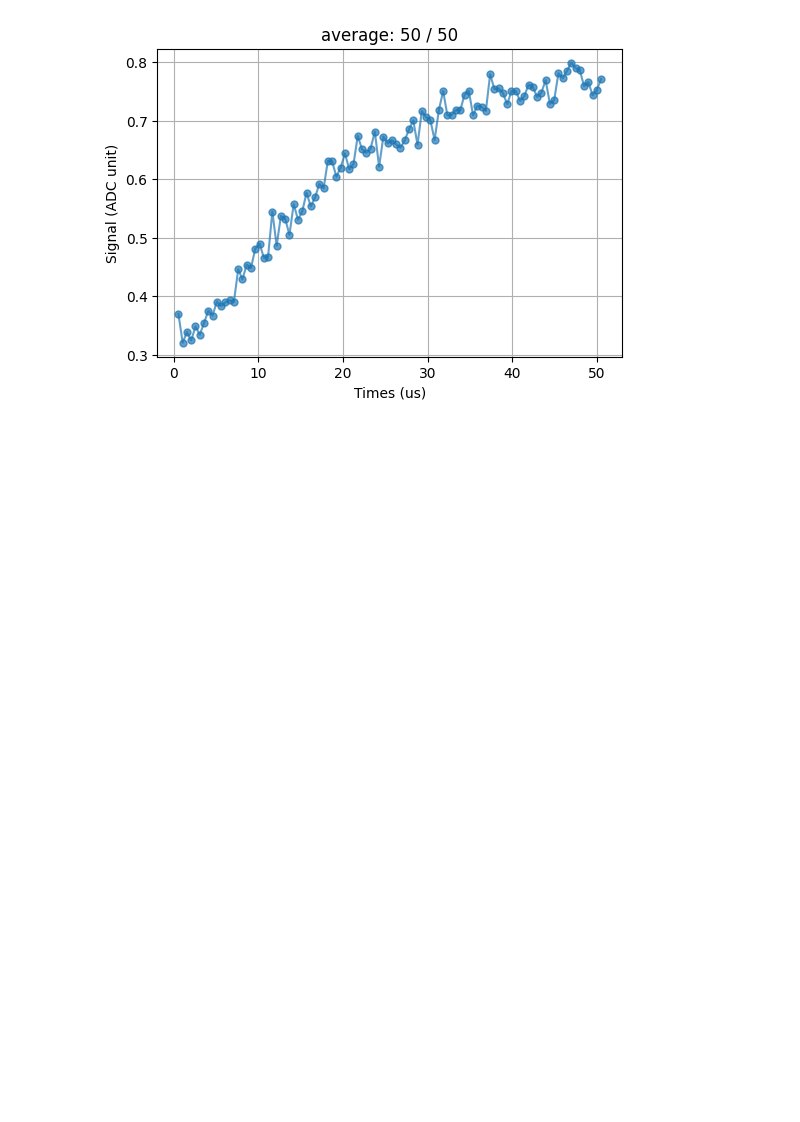
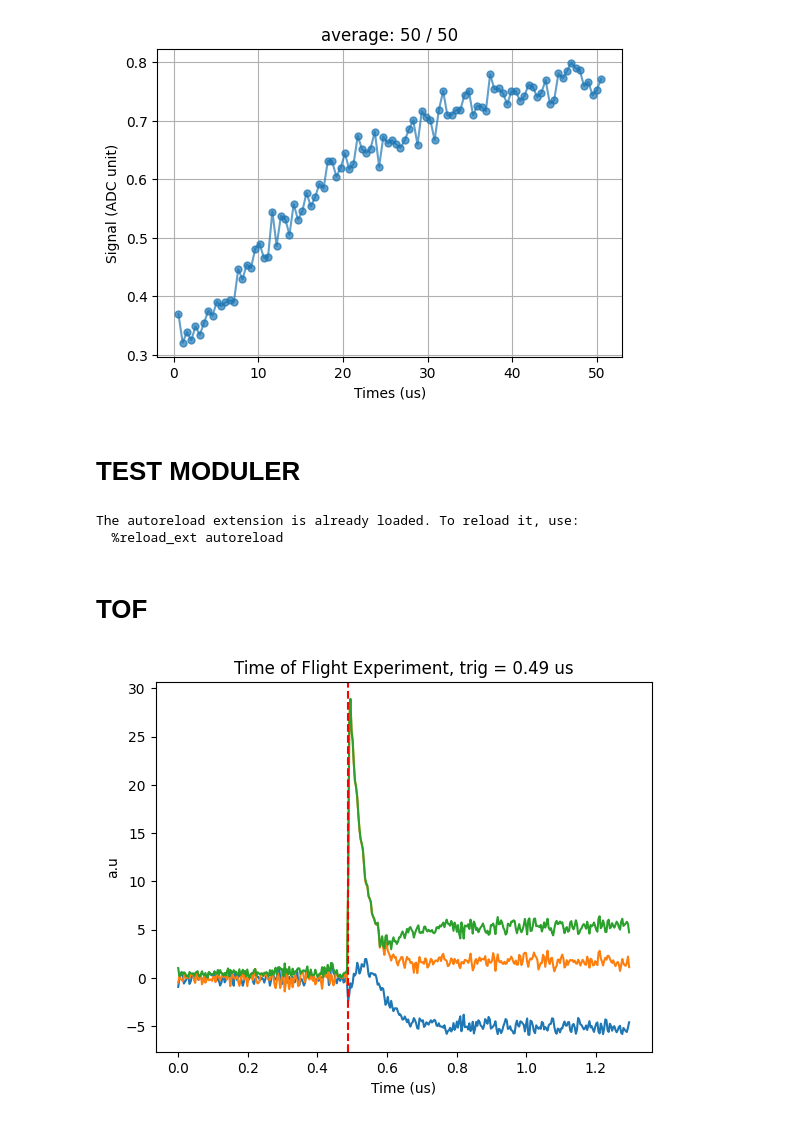
Before and after one commit to JayChien04717/tprocv2_guidemo, a Jupyter notebook: Desktop/tprocv2_guidemo-main/testscrip.ipynb, the cells around one changed output. Saved outputs shown, nothing was run; the diff lists cells and outputs as text; code cells hidden in the pictures; blank space fills up the shorter version.

```diff
--- a/Desktop/tprocv2_guidemo-main/testscrip.ipynb
+++ b/Desktop/tprocv2_guidemo-main/testscrip.ipynb
@@ -208,3 +208,43 @@ t1.saveLabber(QubitIndex)
 # t1.liveplot(50)
 # %% [output]
 [figure]
+# %% [markdown]
+# TEST MODULER
+# %%
+%load_ext autoreload
+%autoreload 2
+import matplotlib.pyplot as plt
+import numpy as np
+from single_qubit_pyscrip_v1_1 import system_cfg
+from single_qubit_pyscrip_v1_1.system_tool import select_config_idx
+from qick.asm_v2 import QickSpan, QickSweep1D
+soc, soccfg = system_cfg.soc, system_cfg.soccfg
+config={**system_cfg.hw_cfg,**system_cfg.readout_cfg, **system_cfg.qubit_cfg, **system_cfg.expt_cfg}
+
+qubit_idx=0
+run_cfg = select_config_idx(config, qubit_idx)
+# %% [output]
+The autoreload extension is already loaded. To reload it, use:
+  %reload_ext autoreload
+# %%
+qubit_idx=0
+run_cfg = select_config_idx(config, qubit_idx)
+# %% [markdown]
+# TOF
+# %%
+from single_qubit_pyscrip_v1_1.s001_time_of_flight import TOF
+
+run_cfg = select_config_idx(config, qubit_idx)
+run_cfg.update({
+    'ro_length':1.3,
+    'res_legnth':0.2,
+    'res_gain_ge':1
+})
+
+tof = TOF(soc, soccfg, run_cfg)
+tof.run()
+tof.plot()
+
+config['trig_time']=0.49
+# %% [output]
+[figure, added]
```
Also changed, not shown: parts of 11 cells of this notebook, 15 other files.
